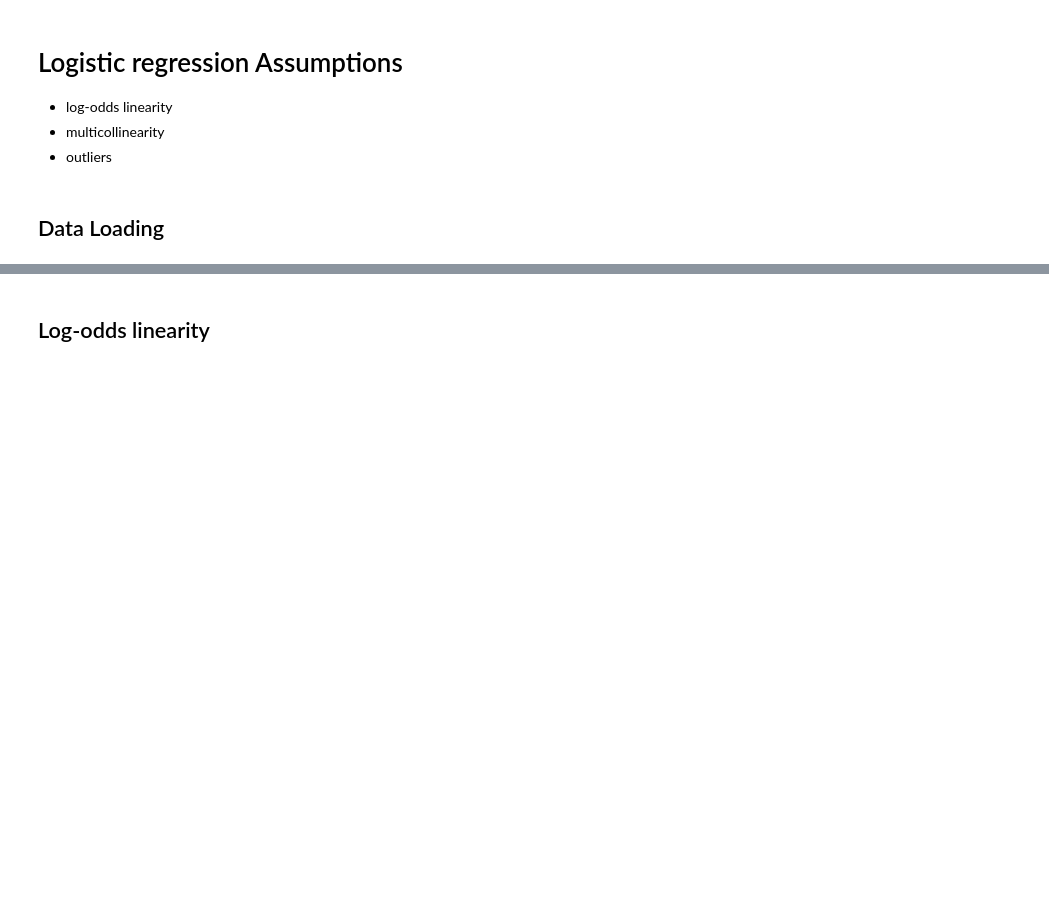
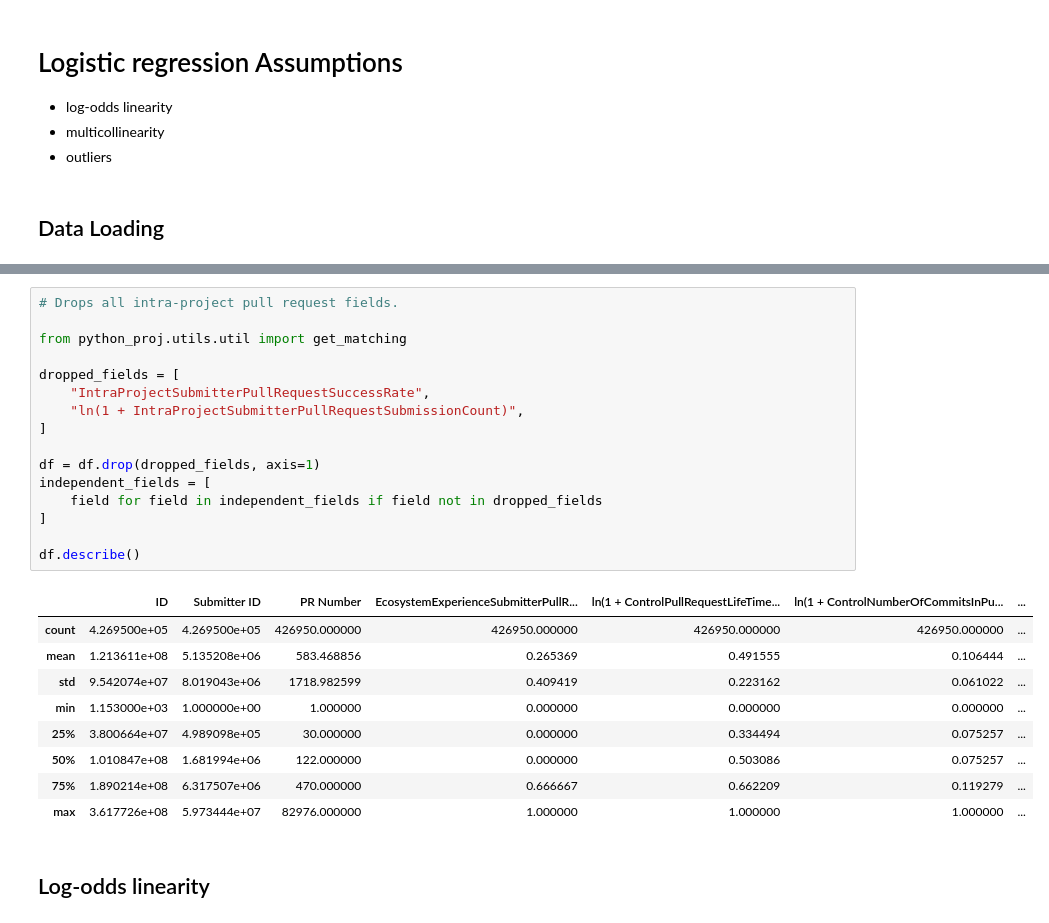
Before and after one commit to wmeijer221/msc_thesis, a Jupyter notebook: python_proj/modelling/notebooks/logistic_regression/ftc/ftc_full_model.ipynb, the cells around one changed output, grey strips where cells are left out. Drawn from its saved outputs; the diff is of its cells as text; blank space fills up the shorter version.

```diff
--- a/python_proj/modelling/notebooks/logistic_regression/ftc/ftc_full_model.ipynb
+++ b/python_proj/modelling/notebooks/logistic_regression/ftc/ftc_full_model.ipynb
@@ -109,3 +110,29 @@ dropped_fields=['DependencyEcosystemExperienceSubmitterPullRequestSuccessRate',
+# %%
+# Drops all intra-project pull request fields.
+
+from python_proj.utils.util import get_matching
+
+dropped_fields = [
+    "IntraProjectSubmitterPullRequestSuccessRate",
+    "ln(1 + IntraProjectSubmitterPullRequestSubmissionCount)",
+]
+
+df = df.drop(dropped_fields, axis=1)
+independent_fields = [
+    field for field in independent_fields if field not in dropped_fields
+]
+
+df.describe()
+# %% [output]
+|  | ID | Submitter ID | PR Number | EcosystemExperienceSubmitterPullR... | ln(1 + ControlPullRequestLifeTime... | ln(1 + ControlNumberOfCommitsInPu... | ... |
+| count | 4.269500e+05 | 4.269500e+05 | 426950.000000 | 426950.000000 | 426950.000000 | 426950.000000 | ... |
+| mean | 1.213611e+08 | 5.135208e+06 | 583.468856 | 0.265369 | 0.491555 | 0.106444 | ... |
+| std | 9.542074e+07 | 8.019043e+06 | 1718.982599 | 0.409419 | 0.223162 | 0.061022 | ... |
+| min | 1.153000e+03 | 1.000000e+00 | 1.000000 | 0.000000 | 0.000000 | 0.000000 | ... |
+| 25% | 3.800664e+07 | 4.989098e+05 | 30.000000 | 0.000000 | 0.334494 | 0.075257 | ... |
+| 50% | 1.010847e+08 | 1.681994e+06 | 122.000000 | 0.000000 | 0.503086 | 0.075257 | ... |
+| 75% | 1.890214e+08 | 6.317507e+06 | 470.000000 | 0.666667 | 0.662209 | 0.119279 | ... |
+| max | 3.617726e+08 | 5.973444e+07 | 82976.000000 | 1.000000 | 1.000000 | 1.000000 | ... |
 # %% [markdown]
 ## Log-odds linearity
 # %% [markdown]
```
Also changed, not shown: parts of 14 cells of this notebook, 9 other files.
